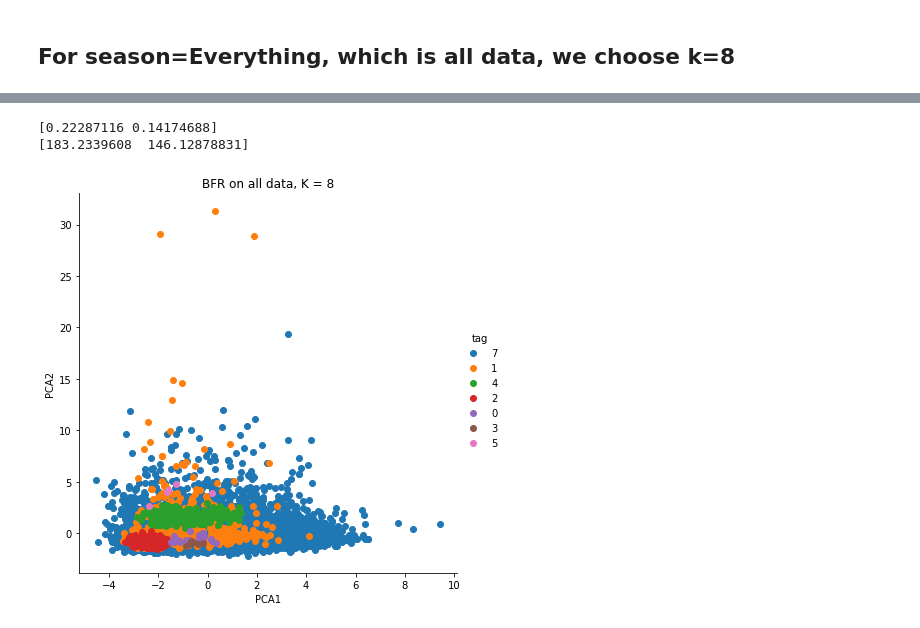
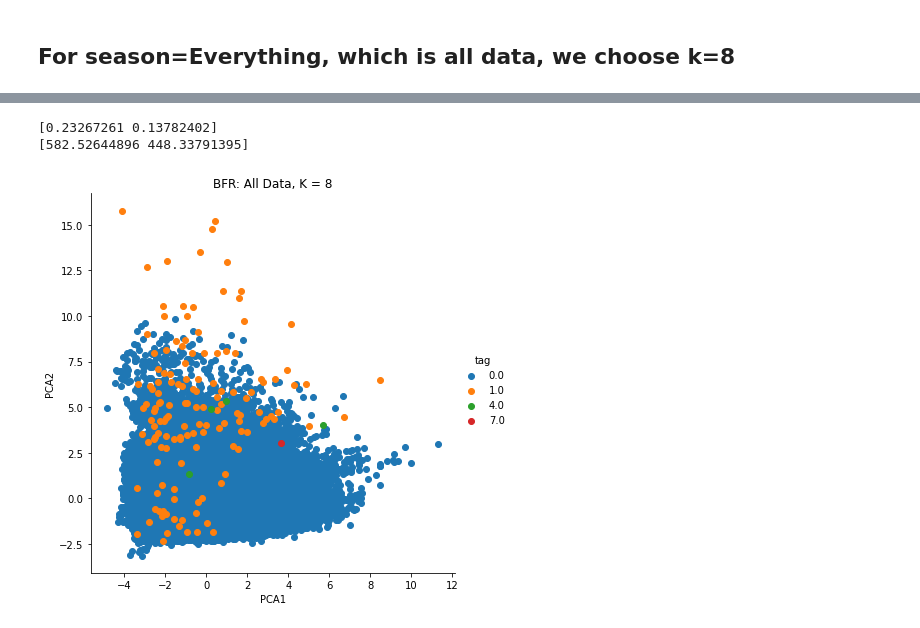
Before and after one commit to vishal929/Massive-Data-CS543, a Jupyter notebook: pcr_bfr.ipynb, the cells around one changed output, grey strips where cells are left out. Saved outputs shown, nothing was run; the diff lists cells and outputs as text; code cells hidden in the pictures.

```diff
--- a/pcr_bfr.ipynb
+++ b/pcr_bfr.ipynb
@@ -211,18 +3,9 @@ filtered_raw = filtered_raw\
 # %%
 # need to grab mean and std for each column so that we can normalize the df and apply clustering
+import pyspark.sql.functions as F
+import pyspark.sql.types as T
 
-
-joined = filtered_raw.join(final_weather_mapping.withColumnRenamed('id','origin_id'),'origin_id')\
-                     .withColumnRenamed('PRCP','origin_prcp')\
-                     .withColumnRenamed('TMAX','origin_tmax')\
-                     .withColumnRenamed('TMIN','origin_tmin')\
-                     .withColumnRenamed('AWND','origin_awnd')\
-                     .join(final_weather_mapping.withColumnRenamed('id','dest_id'),'dest_id')\
-                     .withColumnRenamed('PRCP','dest_prcp')\
-                     .withColumnRenamed('TMAX','dest_tmax')\
-                     .withColumnRenamed('TMIN','dest_tmin')\
-                     .withColumnRenamed('AWND','dest_awnd')\
-                     .drop('dest_id','origin_id')
+joined = spark.read.parquet('./FINAL_processed_data')
 
 columns = joined.columns
 #print(joined.printSchema())
@@ -232,7 +15,7 @@ columns = joined.columns
 stats = joined.select(*[[F.mean(c).alias(c+'_mean') for c in joined.columns] + [F.stddev_pop(c).alias(c+'_stddev') for c in joined.columns]]).collect()[0]
 # scaling join column
 for column in columns:
-    if column != 'Season':
+    if column != 'Season' and column!='record_id':
         joined = joined.withColumn(column,(joined[column]-stats[column+'_mean'])/(stats[column+'_stddev']))
 
 # below is for max, min based scaling
@@ -483,17 +282,19 @@ plt.show()
 # %% [markdown]
 ## For season=Everything, which is all data, we choose k=8
 # %%
+from pyspark.sql.functions import struct, array
+import numpy as np
+sample = joined.drop('Season').sample(fraction=0.001)
+#print(sample.printSchema())
+#centers = spark.read.parquet('./New_BFR_Clusters/k=7_season=0')
+id_mapping = spark.read.parquet('./New_BFR_Mapping/k=8_season=EVERYTHING').withColumnRenamed('cluster_id','tag')
 
-sample = joined.drop('Season').sample(fraction=0.0001)
-#print(sample.printSchema())
-centers = spark.read.parquet('./BFR_Clusters/k=8_season=EVERYTHING')
-print(centers.printSchema())
-centroids = centers.toPandas().to_numpy()
-# adding standard deviation for centroids
-use_centroids,use_stddevs = get_centroid_stddev(centroids)
+# tagging records with their cluster_id
+sample = sample.join(id_mapping,'record_id').drop('record_id')
+print(sample.printSchema())
 
 
-sample = sample.withColumn("tag", tag_record_wrapped(use_centroids,use_stddevs)(array([sample[col] for col in sample.columns])))
+#sample = sample.withColumn("tag", tag_record_wrapped(use_centroids,use_stddevs)(array([sample[col] for col in sample.columns])))
 test = sample.toPandas().to_numpy()
 # %% [output]
 root
@@ -507,22 +318,25 @@ root
 
 None
 # %%
-
+from sklearn.decomposition import PCA
+import seaborn as sns
+import matplotlib.pyplot as plt
+import pandas as pd
 pca = PCA(2)
 pca.fit(test[:,:-1])
 print(pca.explained_variance_ratio_)
 print(pca.singular_values_)
 # %% [output]
-[0.22287116 0.14174688]
-[183.2339608  146.12878831]
+[0.23267261 0.13782402]
+[582.52644896 448.33791395]
 # %%
 pd_1 = pd.DataFrame(data = pca.transform(test[:,:-1]), columns=("PCA1","PCA2"))
 pd_2 = pd.DataFrame(data = test[:,-1], columns=["tag"])
 # %%
 pca_data = pd.concat([pd_1,pd_2], axis=1)
 sns.FacetGrid(pca_data,hue="tag", height=6).map(plt.scatter, "PCA1", "PCA2").add_legend()
 
-plt.title("BFR on all data, K = 8")
+plt.title("BFR: All Data, K = 8")
 plt.show()
 # %% [output]
-[figure, old version]
+[figure, new version]
```
Also changed, not shown: parts of 25 cells of this notebook.
